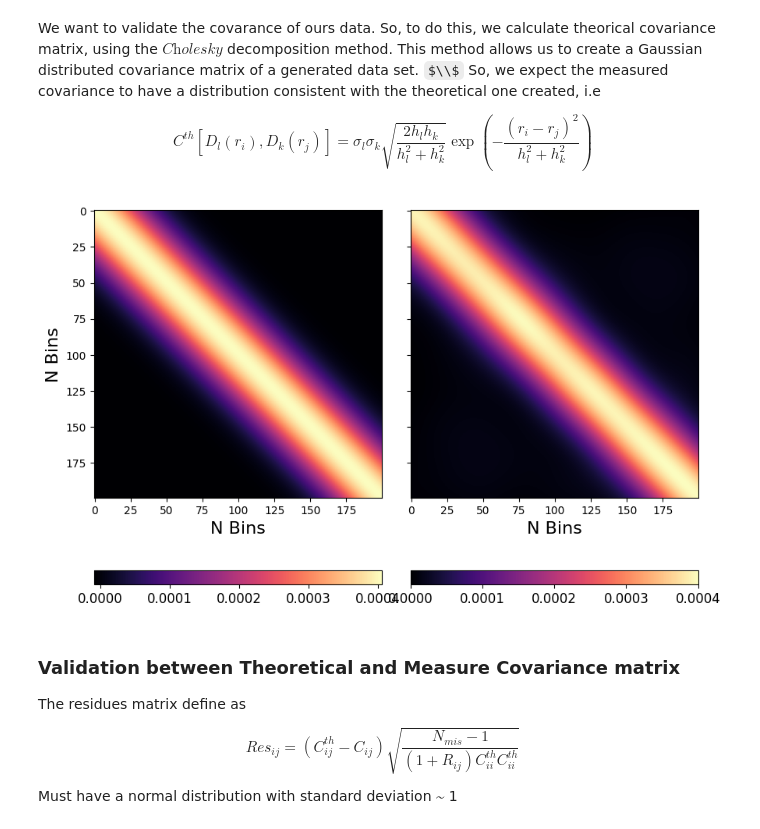
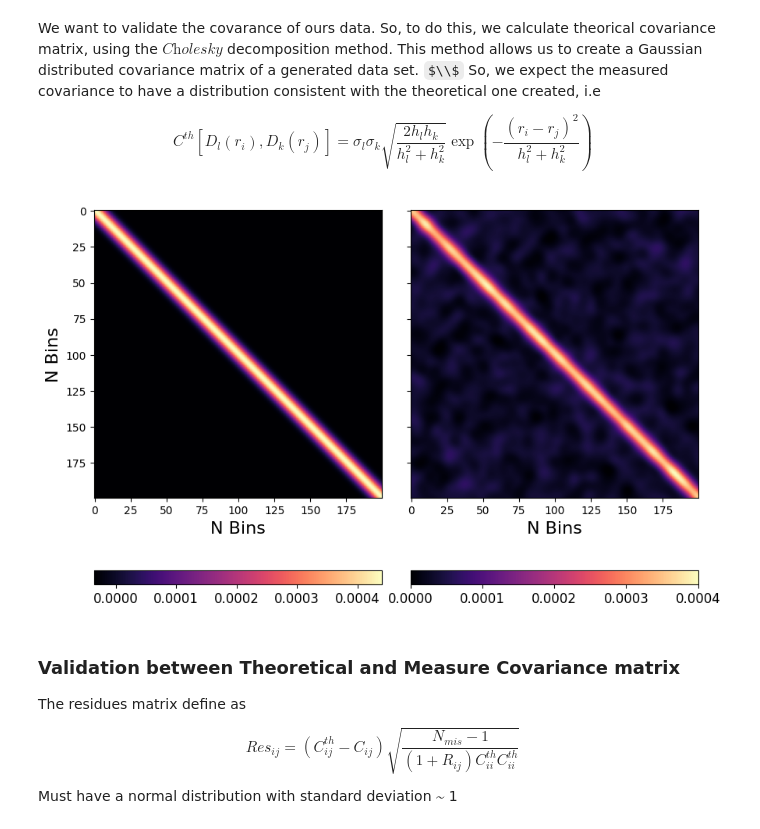
Before and after one commit to ridalmo/AB_progetto_finale, a Jupyter notebook: code/testing.ipynb, the cells around one changed output. Drawn from its saved outputs; the diff is of its cells as text; code cells hidden in the pictures; some formulas as TeX source.

Commit message:
parameters correction

```diff
--- a/code/testing.ipynb
+++ b/code/testing.ipynb
@@ -18,8 +18,8 @@ params = [
     {'sigma':0.001, 'h':50,'rho':1.0},
     {'sigma':0.005, 'h':50,'rho':1.0}],
 
-    {'sigma':0.001, 'h':5,'rho':1.0},
     [{'sigma':0.02, 'h':5,'rho':1.0},
+    {'sigma':0.01, 'h':5,'rho':1.0},
     {'sigma':0.005, 'h':5,'rho':1.0}]
     ]
 # %% [markdown]
@@ -30,8 +30,8 @@ $\textit{Covariance, correlation and data validation for one pole }$
 
 For zero pole (X01) from test 1 data, we read measure matrix (200xn_mis) and distance array (200)
 # %%
-n_mis = 10000
-measures,distance = tools.Read(N_mis = n_mis,test = 1,keyword = 'XI0')
+n_mis = 1000
+measures,distance = tools.Read(N_mis = n_mis,test = 3,keyword = 'XI0')
 # %% [markdown]
 ### Numerical calculation of Covariance and Correlation
 
@@ -84,11 +84,11 @@ So, we expect the measured covariance to have a distribution consistent with the
     C^{th}[D_l(r_i),D_k(r_j)] = \sigma_l \sigma_k \sqrt{\frac{2 h_l h_k}{h^2_l+h_k^2}} \exp{\left(-\frac{(r_i-r_j)^2}{h^2_l+h_k^2}\right)}
 \end{equation*}
 # %%
-TH_COV = tools.Th_Covariance(distance,[0,0],params[0])
+TH_COV = tools.Th_Covariance(distance,[0,0],params[2])
 RES = tools.Res(TH_COV,COV,n_mis)
 tools.plot_figures(TH_COV,COV,size = (10,8))
 # %% [output]
-[figure, old version]
+[figure, new version]
 # %% [markdown]
 ### Validation between Theoretical and Measure Covariance matrix
 
```
Also changed, not shown: parts of 7 cells of this notebook.
